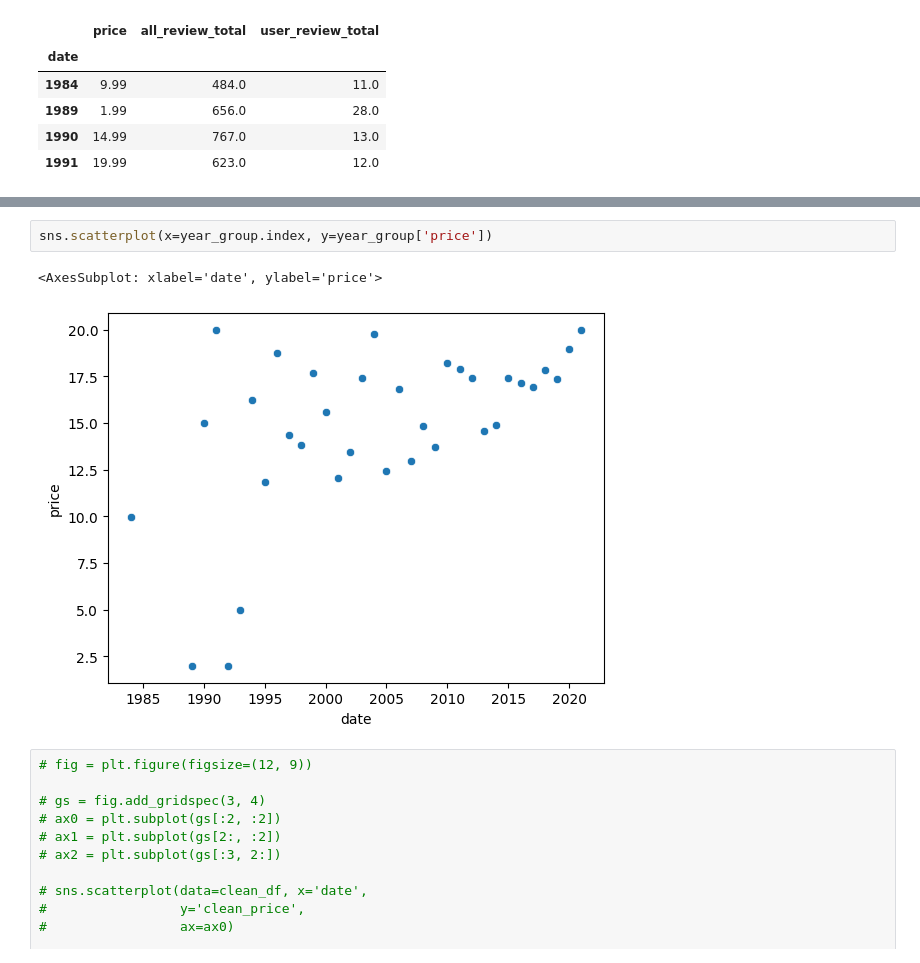
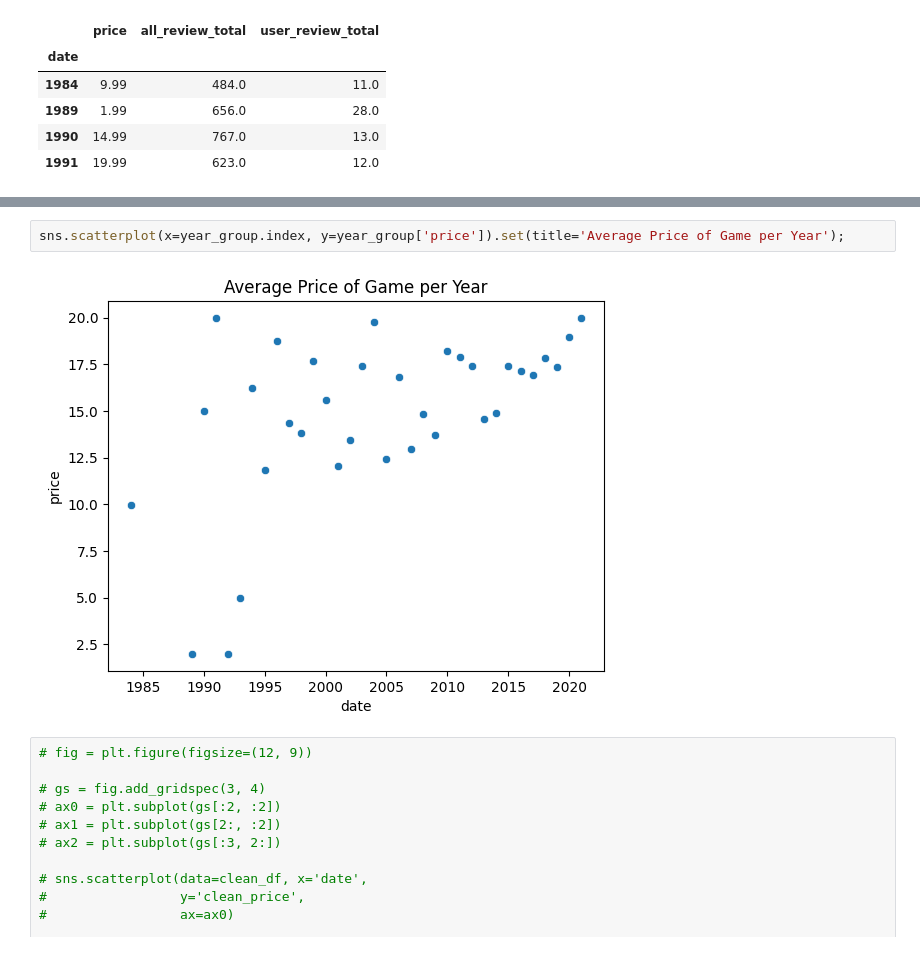
Before and after one commit to hypothetical-lemon/COMP4448, a Jupyter notebook: final_project.ipynb, the cells around one changed output, grey strips where cells are left out. Saved outputs shown, nothing was run; the diff lists cells and outputs as text.

Commit message:
add title

```diff
--- a/final_project.ipynb
+++ b/final_project.ipynb
@@ -440,10 +440,9 @@ sns.barplot(x=year_group.index, y=year_group['price'], ax=ax);
 # %% [output]
 [figure]
 # %%
-sns.scatterplot(x=year_group.index, y=year_group['price'])
+sns.scatterplot(x=year_group.index, y=year_group['price']).set(title='Average Price of Game per Year');
 # %% [output]
-<AxesSubplot: xlabel='date', ylabel='price'>
-[figure, old version]
+[figure, new version]
 # %%
 # fig = plt.figure(figsize=(12, 9))
 
```
Also changed, not shown: parts of 1 cell of this notebook.
